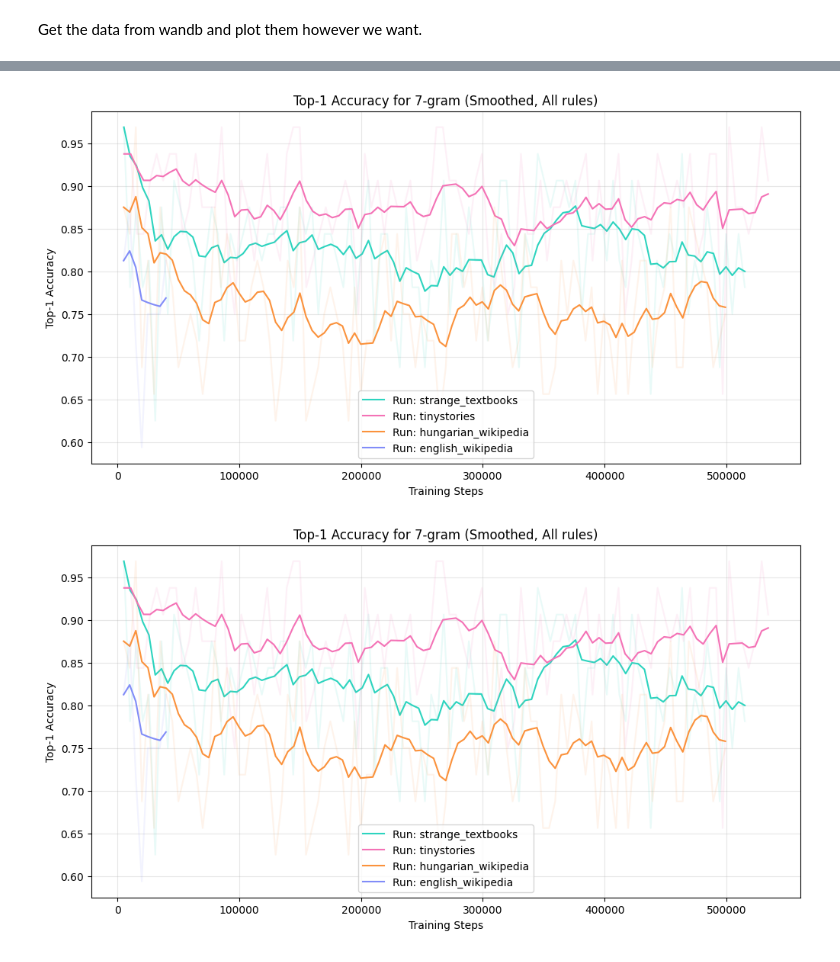
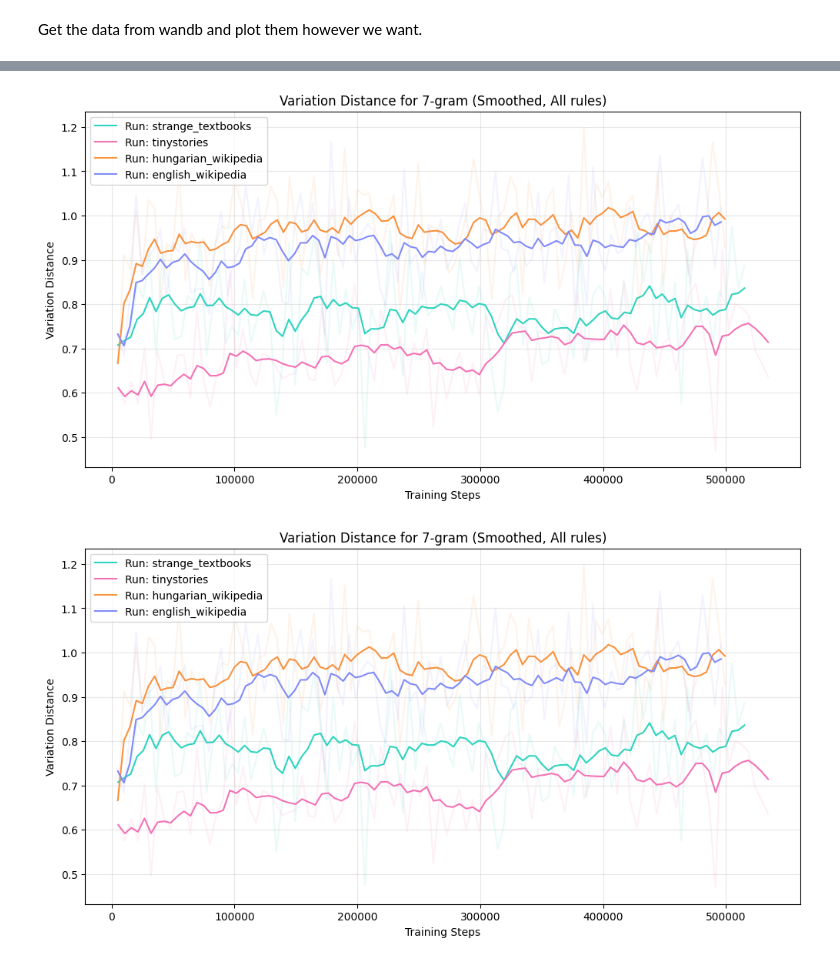
Before and after one commit to BjarniHaukur/ngram-llm-analysis, a Jupyter notebook: plotting.ipynb, the cells around one changed output, grey strips where cells are left out. Saved outputs shown, nothing was run; the diff lists cells and outputs as text; code cells hidden in the pictures.

Commit message:
plots

```diff
--- a/plotting.ipynb
+++ b/plotting.ipynb
@@ -2,6 +2,7 @@
 Get the data from wandb and plot them however we want.
 # %%
 import wandb
+import numpy as np
 import pandas as pd
 import matplotlib.pyplot as plt
 from typing import Dict, Any
@@ -17,7 +18,9 @@ KEYS = [
     *[f"variation_distance/{t}_{s}_{i}" for t in SMOOTHING for s in SUBSETS for i in NGRAMS],
 ]
 
-def get_run_data(run_path: str) -> Dict[str, Any]:
+KEYS = [k for k in KEYS if "subgram_1" not in k]  # its sufix but we fix that in the df
+
+def get_run_logs(run_path: str) -> Dict[str, Any]:
     api = wandb.Api()
     run = api.run(run_path)
     return pd.DataFrame(run.history(keys=KEYS, samples=100000))
@@ -29,6 +32,14 @@ IDS = {
     "english_wikipedia": "s5vbuwz0"
 }
 
-data = {
-    k: get_run_data(f"bjarnih/ngram-llm-analysis/{v}") for k, v in IDS.items()
+logs = {
+    k: get_run_logs(f"bjarnih/ngram-llm-analysis/{v}") for k, v in IDS.items()
 }
+
+# for some reason they got swapped around
+for dataset in logs:
+    df = logs[dataset]
+    df.columns = df.columns.str.replace('suffix', 'temp')
+    df.columns = df.columns.str.replace('subgram', 'suffix')
+    df.columns = df.columns.str.replace('temp', 'subgram')
+    logs[dataset] = df
@@ -53,7 +62,7 @@ DATASET_COLORS = {
 }
 # %%
 def ema(series: pd.Series, window: int) -> pd.Series:
-    return series.ewm(span=window, adjust=False).mean()
+    return series.ewm(span=window, adjust=True).mean() # normalized window
 
 def plot_one_run_ngram_metric(data: pd.DataFrame, metric_type: str, smoothing: str = "unsmoothed", subset: str = "all", ax=None):
     if ax is None:
@@ -61,7 +70,9 @@ def plot_one_run_ngram_metric(data: pd.DataFrame, metric_type: str, smoothing: s
         ax = fig.gca()
 
     for n in NGRAMS:
-        raw = data[f"{metric_type}/{smoothing}_{subset}_{n}"]
+        key = f"{metric_type}/{smoothing}_{subset}_{n}"
+        if key not in data.columns: continue
+        raw = data[key]
         smoothed = ema(raw, window=10)
         steps = data["_step"]
 
@@ -82,5 +93,5 @@ def plot_one_run_ngram_metric(data: pd.DataFrame, metric_type: str, smoothing: s
     ax.grid(True, alpha=0.3)
     return ax
 
-a = plot_one_run_ngram_metric(data["strange_textbooks"], "variation_distance", "smoothed", "all")
+a = plot_one_run_ngram_metric(logs["english_wikipedia"], "variation_distance", "smoothed", "all")
 # %% [output]
@@ -88,30 +99,27 @@ a = plot_one_run_ngram_metric(data["strange_textbooks"], "variation_distance", "
 # %%
 def plot_many_run_ngram_metric(data: Dict[str, pd.DataFrame], metric_type: str, smoothing: str = "unsmoothed", subset: str = "all", n_gram: int = 7):
     fig = plt.figure(figsize=(12, 6))
 
     for run_name, df in data.items():
-        raw = df[f"{metric_type}/{smoothing}_{subset}_{n_gram}"]
+        key = f"{metric_type}/{smoothing}_{subset}_{n_gram}"
+        if key not in df.columns: continue
+        raw = df[key]
         smoothed = ema(raw, window=10)
         steps = df["_step"]
 
         plt.plot(steps, raw, color=DATASET_COLORS[run_name], alpha=0.1)
         plt.plot(steps, smoothed, color=DATASET_COLORS[run_name], alpha=1, label=f"Run: {run_name}")
 
     plt.xlabel("Training Steps")
-
-    if metric_type == "variation_distance":
-        ylabel = "Variation Distance"
-    elif metric_type == "top_1":
-        ylabel = "Top-1 Accuracy"
-    plt.ylabel(ylabel)
+    plt.ylabel("Variation Distance" if metric_type == "variation_distance" else "Top-1 Accuracy")
 
     title_metric = "Variation Distance" if metric_type == "variation_distance" else "Top-1 Accuracy"
     plt.title(f"{title_metric} for {n_gram}-gram ({smoothing.title()}, {subset.title()} rules)")
     plt.legend()
     plt.grid(True, alpha=0.3)
     return fig
 
-plot_many_run_ngram_metric(data, "top_1", "smoothed", "all", 7)
+plot_many_run_ngram_metric(logs, "variation_distance", "smoothed", "all", 7)
 # %% [output]
-[figure, old version]
+[figure, new version]
-[figure, old version]
+[figure, new version]
```
Also changed, not shown: parts of 6 cells of this notebook.
